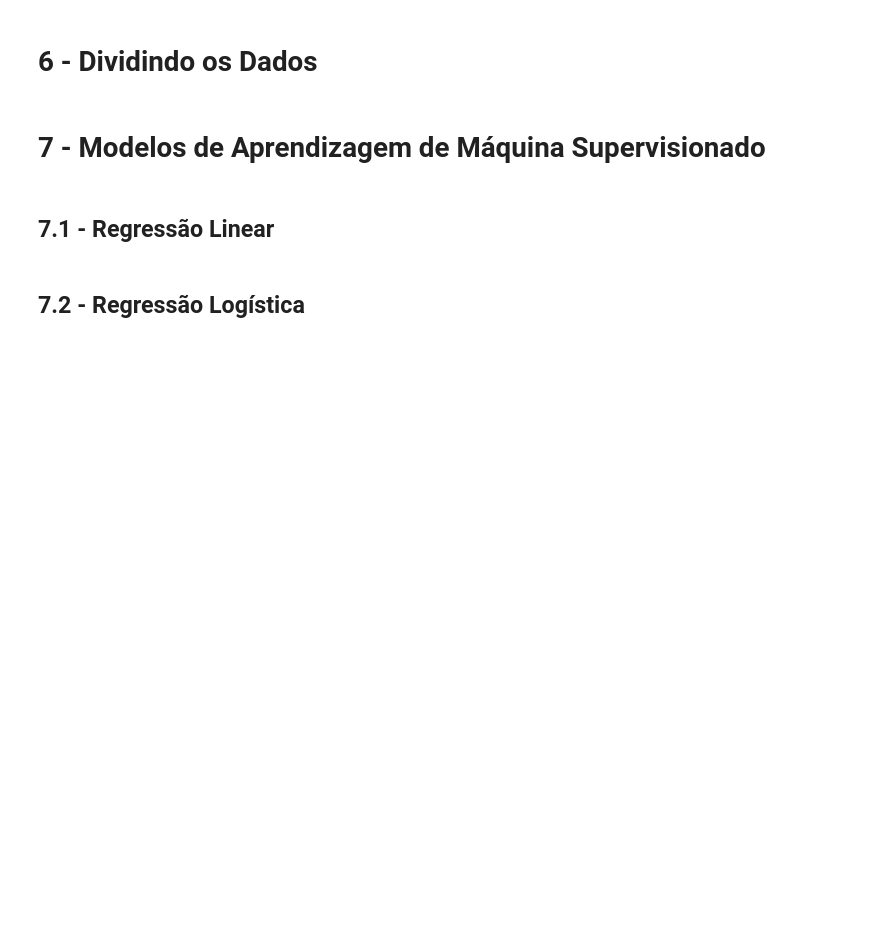
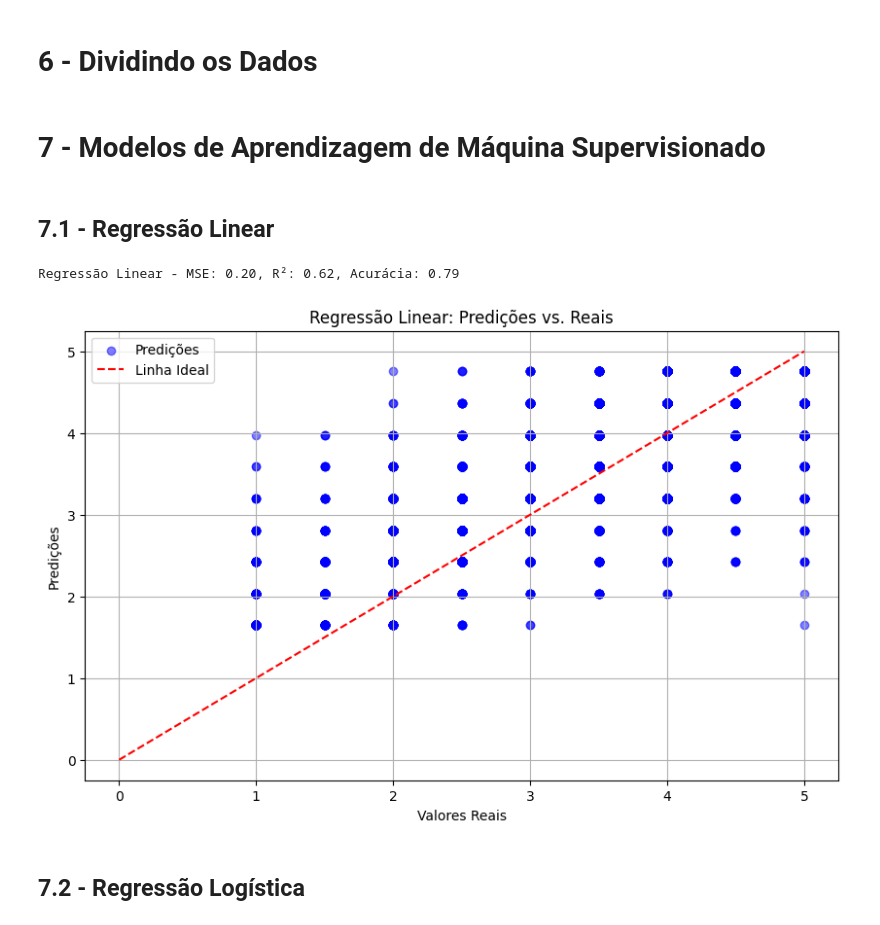
Before and after one commit to Cyberfn/BeerReviewAnalysis, a Jupyter notebook: BaseDeCervejasDF.ipynb, the cells around one changed output. Cells and saved outputs as stored; diff of their text form; code cells hidden in the pictures; blank space fills up the shorter version.

```diff
--- a/BaseDeCervejasDF.ipynb
+++ b/BaseDeCervejasDF.ipynb
@@ -145,25 +150,28 @@ X_train_logistic, X_test_logistic, y_train_logistic, y_test_logistic = train_tes
 # %%
 linear_model = LinearRegression()
 linear_model.fit(X_train, y_train)
 linear_predictions = linear_model.predict(X_test)
 
 # Avaliando desempenho
 linear_mse = mean_squared_error(y_test, linear_predictions)
 linear_r2 = r2_score(y_test, linear_predictions)
 linear_accuracy = accuracy_score(np.round(y_test).astype(int), np.round(linear_predictions).astype(int))
 
 print(f'Regressão Linear - MSE: {linear_mse:.2f}, R²: {linear_r2:.2f}, Acurácia: {linear_accuracy:.2f} \n')
 
 # Gráfico para Regressão Linear
 plt.figure(figsize=(10, 6))
 plt.scatter(y_test, linear_predictions, color='blue', alpha=0.5, label='Predições')
-plt.plot([0, 10], [0, 10], color='red', linestyle='--', label='Linha Ideal')
+plt.plot([0, 5], [0, 5], color='red', linestyle='--', label='Linha Ideal')
 plt.title('Regressão Linear: Predições vs. Reais')
 plt.xlabel('Valores Reais')
 plt.ylabel('Predições')
 plt.legend()
 plt.grid()
 plt.show()
+# %% [output]
+Regressão Linear - MSE: 0.20, R²: 0.62, Acurácia: 0.79
+[figure, added]
 # %% [markdown]
 ## 7.2 - Regressão Logística
 # %%
```
Also changed, not shown: parts of 10 cells of this notebook.
